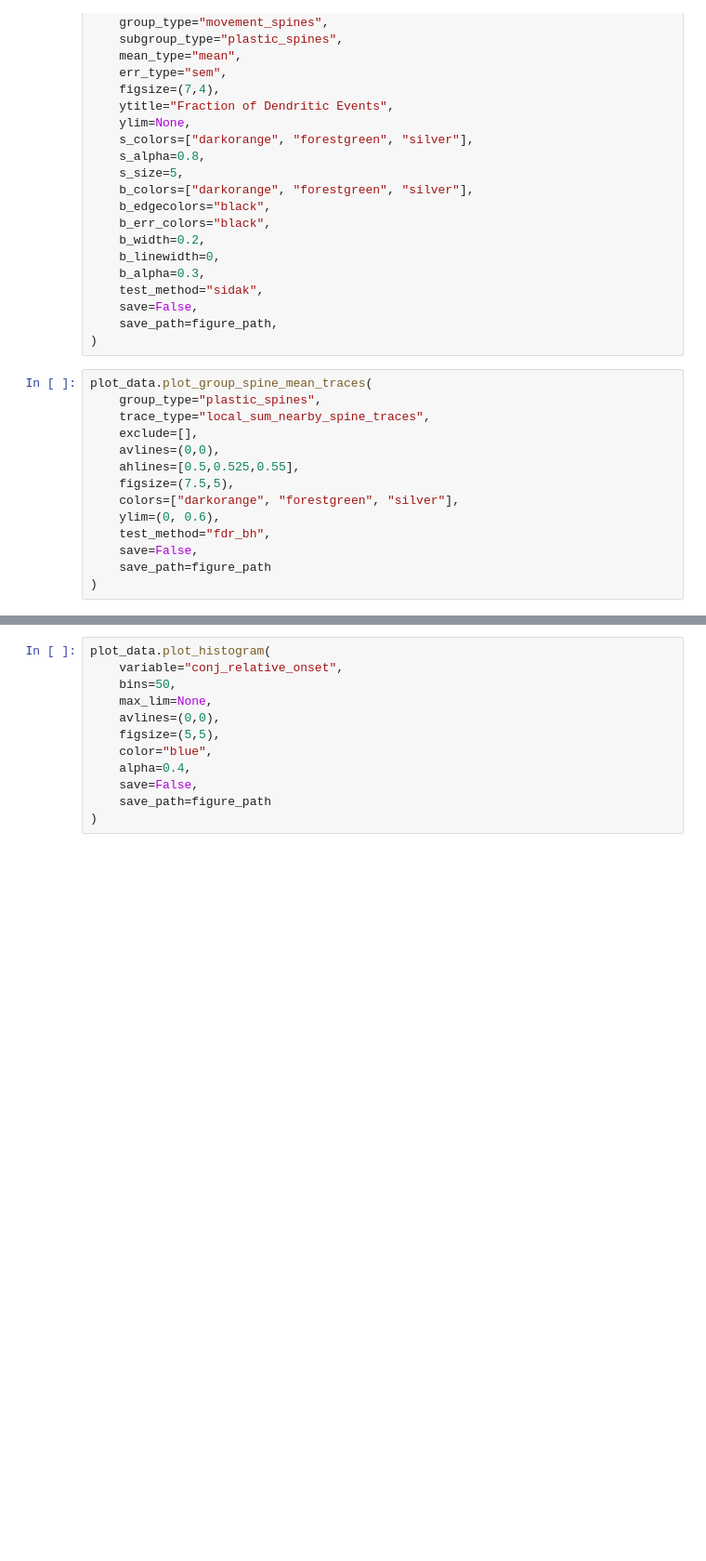
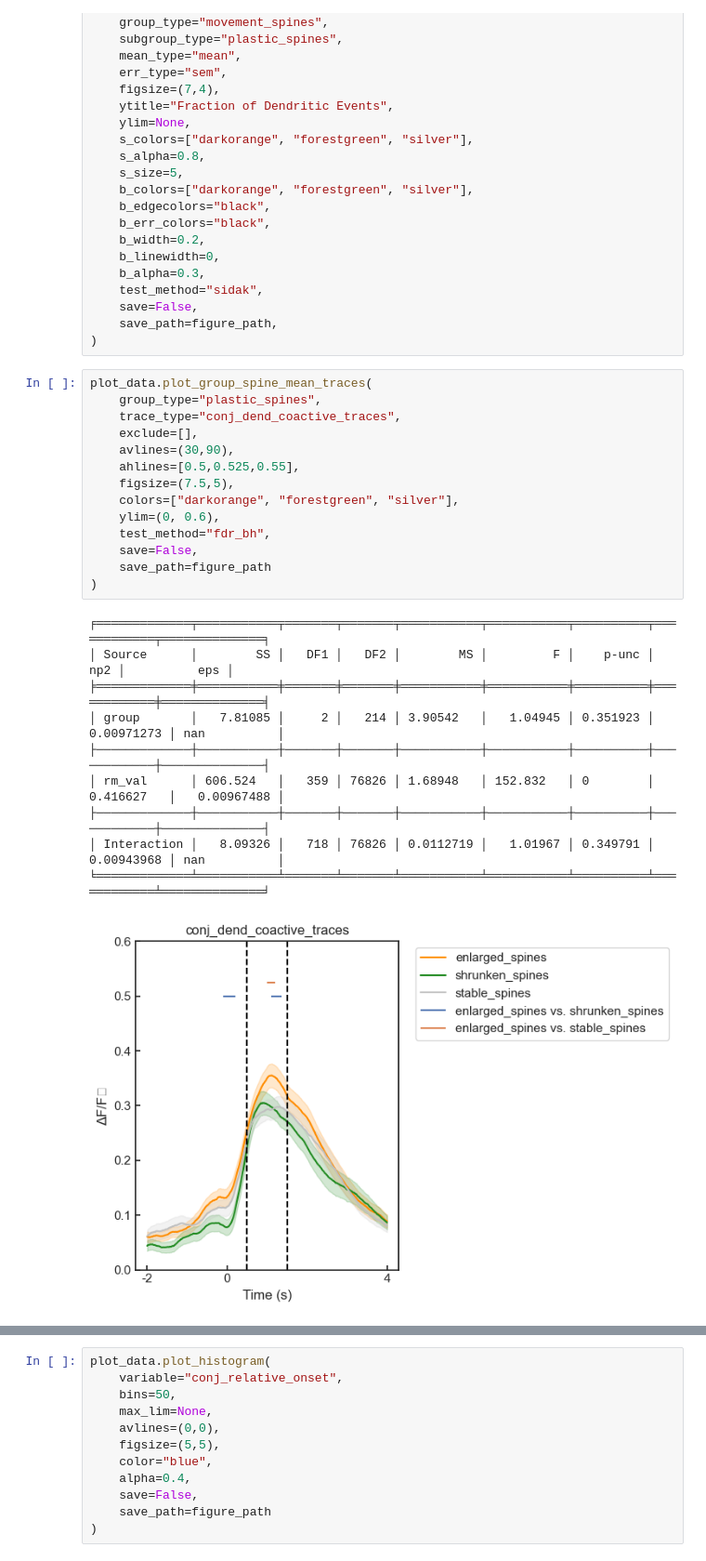
Before and after one commit to wjakewright/Lab_Analyses, a Jupyter notebook: Lab_Analyses/Spine_Analysis/Batch_Coactivity_Analysis.ipynb, the cells around one changed output, grey strips where cells are left out. Shown at 93% size. Cells and saved outputs as stored; diff of their text form; blank space fills up the shorter version.

```diff
--- a/Lab_Analyses/Spine_Analysis/Batch_Coactivity_Analysis.ipynb
+++ b/Lab_Analyses/Spine_Analysis/Batch_Coactivity_Analysis.ipynb
@@ -220,17 +220,28 @@ plot_data.plot_multi_group_scatter_plots(
 # %%
 plot_data.plot_group_spine_mean_traces(
     group_type="plastic_spines",
-    trace_type="local_sum_nearby_spine_traces",
+    trace_type="conj_dend_coactive_traces",
     exclude=[],
-    avlines=(0,0),
+    avlines=(30,90),
     ahlines=[0.5,0.525,0.55],
     figsize=(7.5,5),
     colors=["darkorange", "forestgreen", "silver"],
     ylim=(0, 0.6),
     test_method="fdr_bh",
     save=False,
     save_path=figure_path
 )
+# %% [output]
+╒═════════════╤═══════════╤═══════╤═══════╤═══════════╤═══════════╤══════════╤════════════╤══════════════╕
+│ Source      │        SS │   DF1 │   DF2 │        MS │         F │    p-unc │        np2 │          eps │
+╞═════════════╪═══════════╪═══════╪═══════╪═══════════╪═══════════╪══════════╪════════════╪══════════════╡
+│ group       │   7.81085 │     2 │   214 │ 3.90542   │   1.04945 │ 0.351923 │ 0.00971273 │ nan          │
+├─────────────┼───────────┼───────┼───────┼───────────┼───────────┼──────────┼────────────┼──────────────┤
+│ rm_val      │ 606.524   │   359 │ 76826 │ 1.68948   │ 152.832   │ 0        │ 0.416627   │   0.00967488 │
+├─────────────┼───────────┼───────┼───────┼───────────┼───────────┼──────────┼────────────┼──────────────┤
+│ Interaction │   8.09326 │   718 │ 76826 │ 0.0112719 │   1.01967 │ 0.349791 │ 0.00943968 │ nan          │
+╘═════════════╧═══════════╧═══════╧═══════╧═══════════╧═══════════╧══════════╧════════════╧══════════════╛
+[figure, added]
 # %%
 plot_data.plot_spine_coactivity_distance(
     variable_name="distance_coactivity_rate",
```
Also changed, not shown: parts of 3 cells of this notebook.
